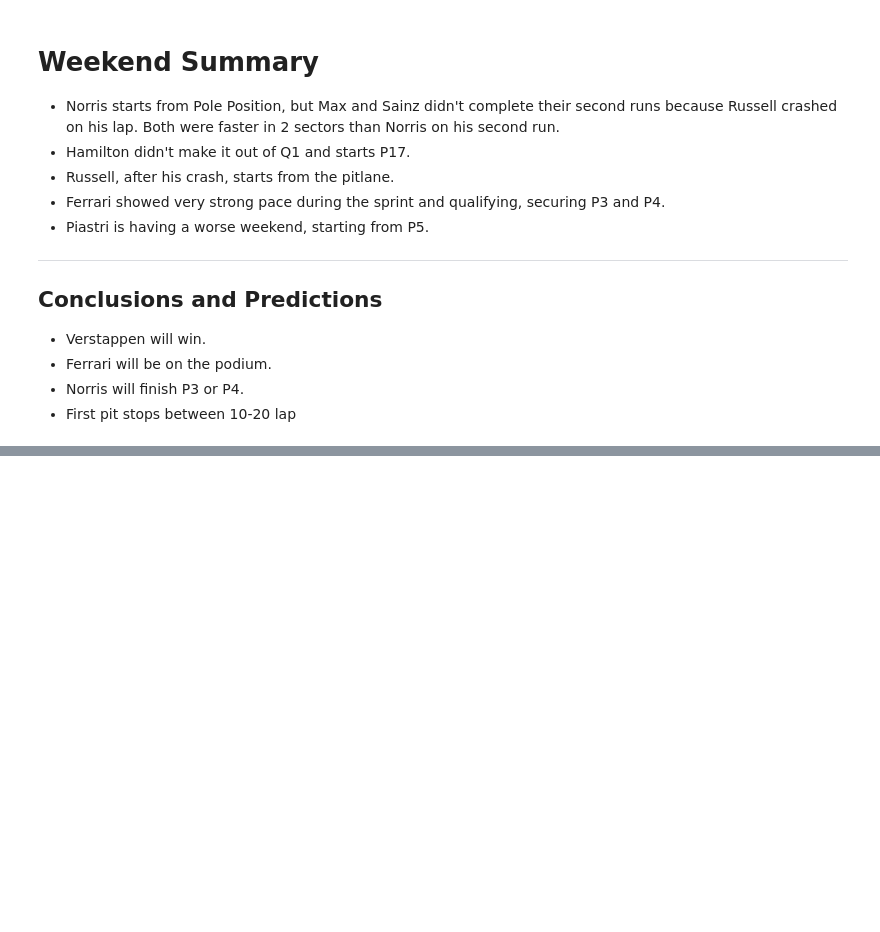
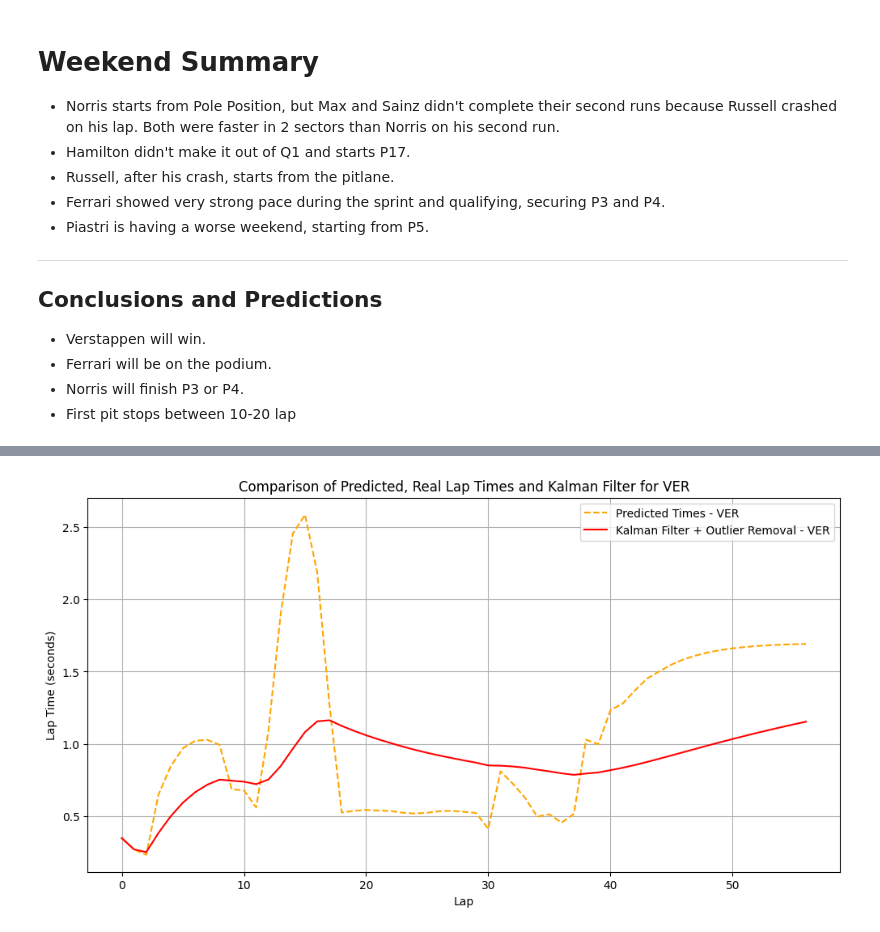
Before and after one commit to geoworldlook/F1_predict_model, a Jupyter notebook: prediction_GRAND_PRIX_USA_2024.ipynb, the cells around one changed output, grey strips where cells are left out. Cells and saved outputs as stored; diff of their text form; code cells hidden in the pictures; blank space fills up the shorter version.

```diff
--- a/prediction_GRAND_PRIX_USA_2024.ipynb
+++ b/prediction_GRAND_PRIX_USA_2024.ipynb
@@ -459,0 +586,82 @@ plt.show()
+# %%
+import matplotlib.pyplot as plt
+import os
+
+# List of drivers and sequence lengths for prediction
+driver_list = ['VER', 'NOR', 'PER', 'LEC', 'PIA', 'RUS', 'HAM']
+# Model performance metrics to evaluate (e.g., mean squared error)
+model_parametr_objective = ['mean_squared_error']
+
+# List to store predicted total times for each driver
+predicted_times_list = []
+
+# Total number of laps for the race (example: 62 laps for a specific race)
+total_laps = 57
+
+# Loop over each type of objective (e.g., 'mean_squared_error') for evaluation
+for type_objective in model_parametr_objective:
+
+    # Loop through each driver in the list to load their respective models
+    for driver in driver_list:
+
+        # Load the trained model for the specific driver and objective metric
+        model = tf.keras.models.load_model(f"/content/drive/MyDrive/F1_MODEL/with_points/2022_2024/model_v3/model_trained_with_best_hyperparams_and_race_data_{driver}_{type_objective}_points_huber.h5")
+
+        # Load the training data for the driver, containing lap times for FP1, FP2, FP3, and qualifying sessions
+        new_train_data = pd.read_csv(f"/content/drive/MyDrive/F1_MODEL/with_points/2022_2024/usa_2024_fp1_fp2_fp3_q_points_fp1_fp2_fp3_q_{driver}.csv")
+
+
+        #make a folder
+        folder_path = '/content/drive/MyDrive/F1_MODEL/PREDICTION/2024/USA'
+
+
+        # Retrieve the sequence length for the driver's model (this value is predefined)
+        seq_length = seq_length_map[driver]
+
+        # Predict lap times for the entire race (all laps) based on training data
+
+        ####Blad wynikajacy z danych, nie wiem dlaczego indexy są
+        #new_train_data = new_train_data.drop(['Unnamed: 0'], axis=1)
+
+        predicted_times = predict_full_race_times_exponential_smoothing(new_train_data, seq_length, total_laps,model)
+
+        # Apply the Kalman filter to the predicted lap times for noise reduction and outlier removal
+        filtered_times_kalman = kalman_filter(predicted_times)
+
+        # Load the scaler to inverse scale the predicted lap times back to the original time format (seconds)
+        scaler = joblib.load('/content/drive/MyDrive/F1_MODEL/with_points/2022_2024/scaler_points.pkl')
+
+        # Inverse transform the filtered predicted times to return to the original lap time scale (seconds)
+        original_predicted_times = inverse_scale_data(scaler, filtered_times_kalman, 'LapTime_seconds')
+
+        try:
+          os.makedirs(folder_path)
+          print(f"Folder created successfully at: {folder_path}")
+        except FileExistsError:
+          print(f"Folder already exists at: {folder_path}")
+
+
+        save_prediction_data_for_driver(driver, original_predicted_times, f"{folder_path}/predict_USA_{driver}.csv")
+        print(original_predicted_times.shape)
+        # Add the sum of predicted lap times to the list for later comparison
+        predicted_times_list.append(np.sum(original_predicted_times))
+
+        # Plot the comparison between predicted times and Kalman-filtered times
+        plt.figure(figsize=(12, 6))  # Define the figure size for the plot
+        plt.plot(predicted_times, linestyle='--', label=f'Predicted Times - {driver}', color='orange')  # Plot predicted times
+        plt.plot(filtered_times_kalman, linestyle='-', label=f'Kalman Filter + Outlier Removal - {driver}', color='red')  # Plot filtered times
+
+        # Label the x-axis as 'Lap' and y-axis as 'Lap Time (seconds)'
+        plt.xlabel('Lap')
+        plt.ylabel('Lap Time (seconds)')
+
+        # Set the title for the plot with the driver's name
+        plt.title(f'Comparison of Predicted, Real Lap Times and Kalman Filter for {driver}')
+
+        # Display a legend and enable the grid for better readability
+        plt.legend()
+        plt.grid(True)
+
+        # Show the plot
+        plt.show()
+# %% [output]
@@ -459,0 +688 @@ plt.show()
+[figure, added]
```
Also changed, not shown: parts of 6 cells of this notebook.
